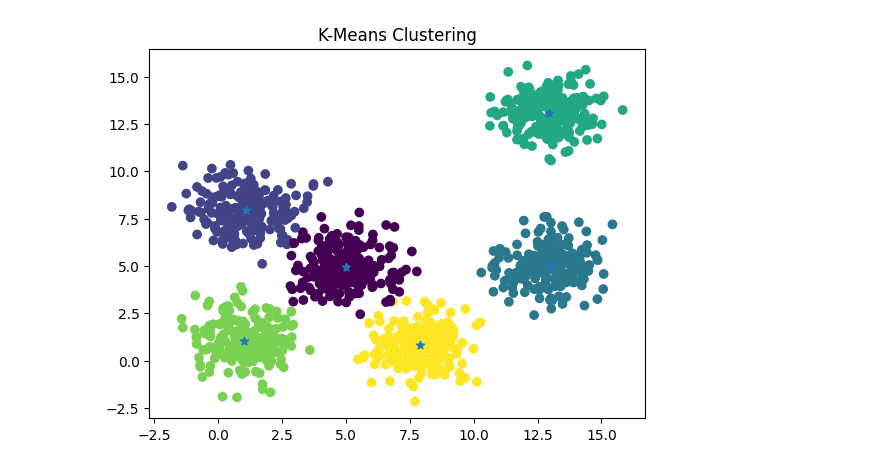
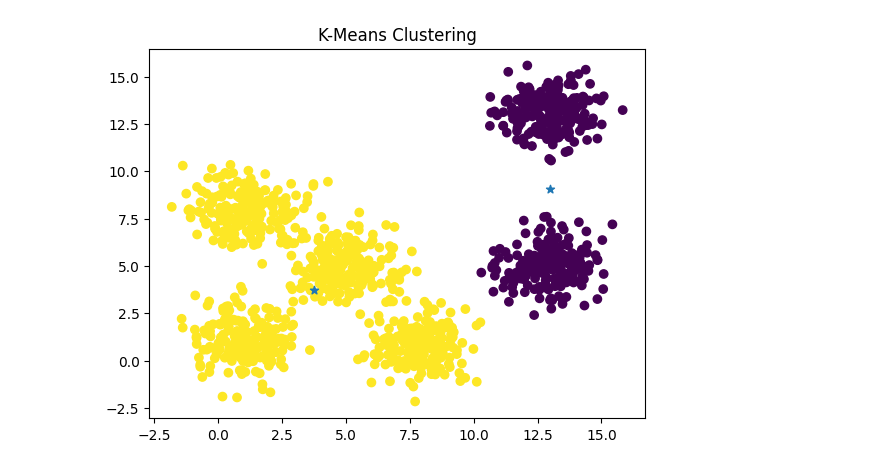
Before and after one commit to Sarkovic/Python-Programming, a Jupyter notebook: CSE 3812 AI Lab/Offline - 5/KMeansClustering_011212074.ipynb, the cells around one changed output. Cells and saved outputs as stored; diff of their text form; code cells hidden in the pictures.

```diff
--- a/CSE 3812 AI Lab/Offline - 5/KMeansClustering_011212074.ipynb
+++ b/CSE 3812 AI Lab/Offline - 5/KMeansClustering_011212074.ipynb
@@ -65,11 +65,11 @@ def k_means_clustering(dataset, k):
 # %%
 # Load data.csv into 2D numpy array
 path = 'offline_5_data.csv'
 data = np.genfromtxt(path, delimiter=',')
 # Set the value of K
-k_value = 6
+# k_value = 6
 
 
-k_means_clustering(data, k_value)
+k_means_clustering(data, 2)
 # %% [output]
-[figure, old version]
+[figure, new version]
```
Also changed, not shown: parts of 20 cells of this notebook, 1 other file.
